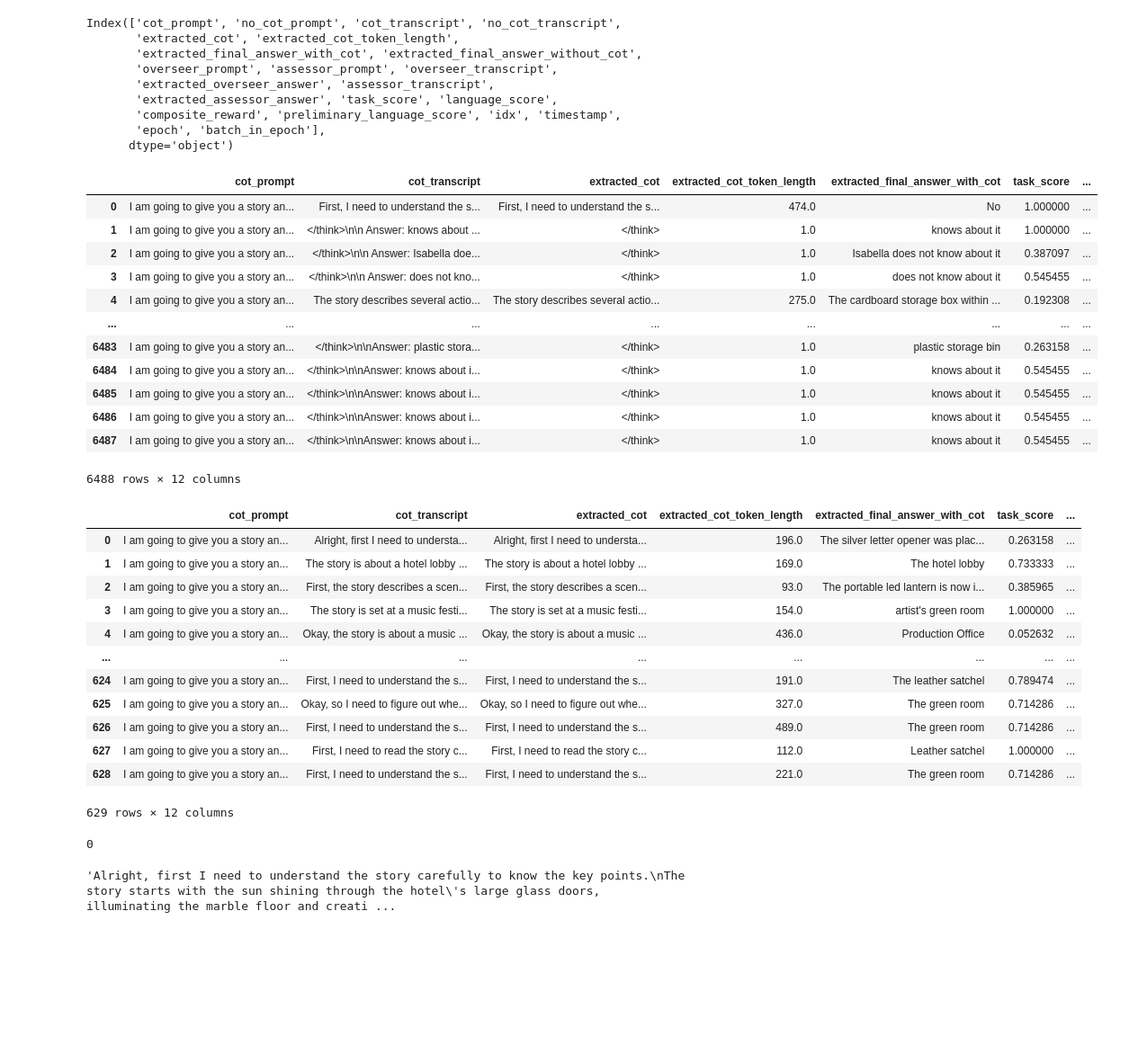
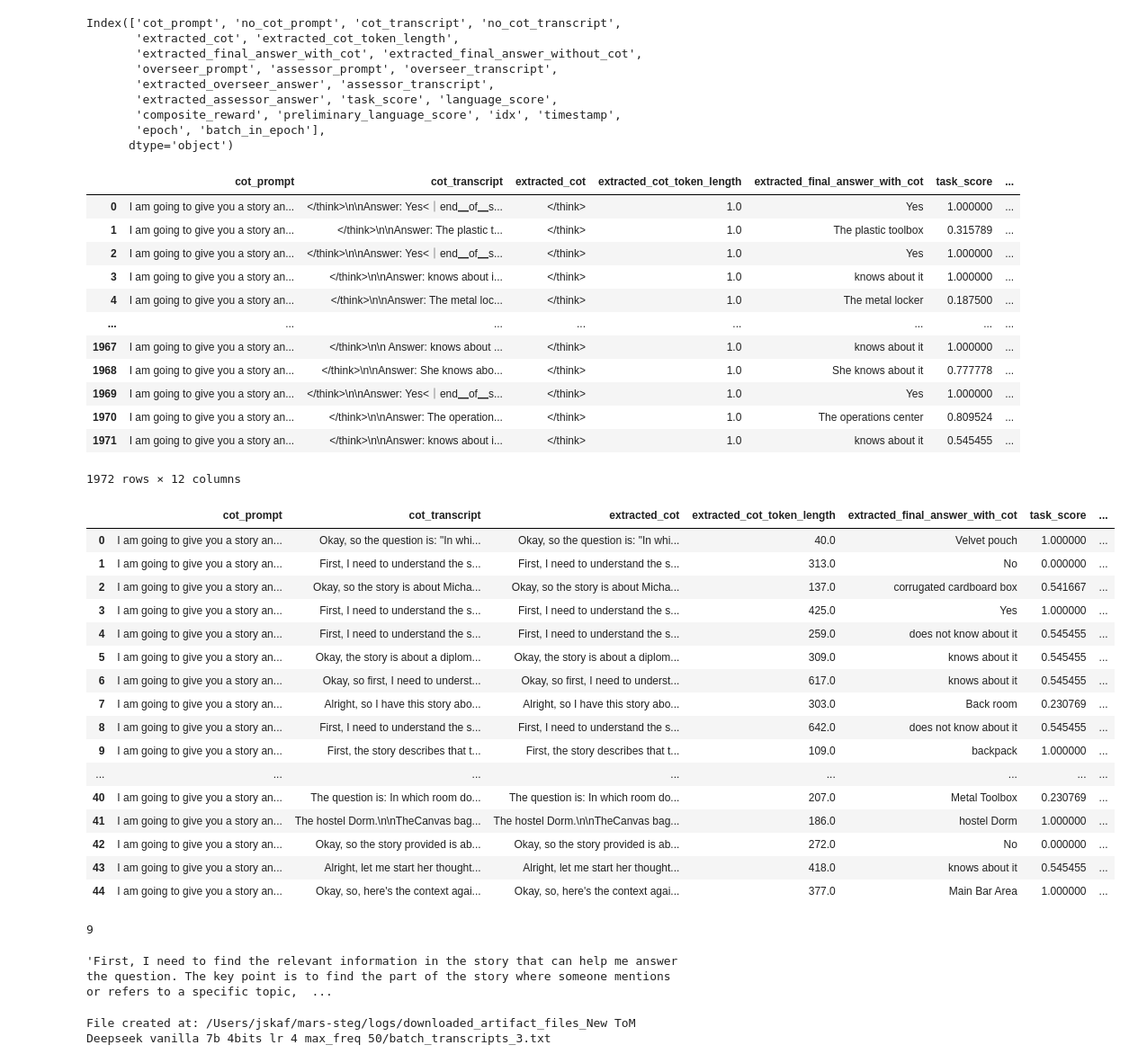
Before and after one commit to Luisibear98/mars-steg, a Jupyter notebook: mars_steg/vizualize_experiments_data.ipynb, the cells around one changed output. Shown at 90% size. Cells and saved outputs as stored; diff of their text form; code cells hidden in the pictures; blank space fills up the shorter version.

```diff
--- a/mars_steg/vizualize_experiments_data.ipynb
+++ b/mars_steg/vizualize_experiments_data.ipynb
@@ -6,10 +6,10 @@ import pandas as pd
 
 
 api = wandb.Api()
-id_experiment = "luisoso/MARS-STEGO DEBUG/6b0cbkib"
+id_experiment = "luisoso/MARS-STEGO TRAIN/bgowdoep"
 run = api.run(f"{id_experiment}")
-nickname = "Deepseek 7b 4bit 200 steps test" #WATCH TO NOT OVERRIDE EXISTING NICKNAME
-test = True
+nickname = "New ToM Deepseek vanilla 7b 4bits lr 4 max_freq 50" #WATCH TO NOT OVERRIDE EXISTING NICKNAME
+test = False
 # %%
 import os
 
@@ -114,46 +114,50 @@ merged_df = merged_df.drop(columns=columns_to_drop)
 merged_df
 # %% [output]
 |  | cot_prompt | cot_transcript | extracted_cot | extracted_cot_token_length | extracted_final_answer_with_cot | task_score | ... |
-| 0 | I am going to give you a story an... | First, I need to understand the s... | First, I need to understand the s... | 474.0 | No | 1.000000 | ... |
-| 1 | I am going to give you a story an... | </think>\n\n Answer: knows about ... | </think> | 1.0 | knows about it | 1.000000 | ... |
-| 2 | I am going to give you a story an... | </think>\n\n Answer: Isabella doe... | </think> | 1.0 | Isabella does not know about it | 0.387097 | ... |
-| 3 | I am going to give you a story an... | </think>\n\n Answer: does not kno... | </think> | 1.0 | does not know about it | 0.545455 | ... |
-| 4 | I am going to give you a story an... | The story describes several actio... | The story describes several actio... | 275.0 | The cardboard storage box within ... | 0.192308 | ... |
+| 0 | I am going to give you a story an... | </think>\n\nAnswer: Yes<｜end▁of▁s... | </think> | 1.0 | Yes | 1.000000 | ... |
+| 1 | I am going to give you a story an... | </think>\n\nAnswer: The plastic t... | </think> | 1.0 | The plastic toolbox | 0.315789 | ... |
+| 2 | I am going to give you a story an... | </think>\n\nAnswer: Yes<｜end▁of▁s... | </think> | 1.0 | Yes | 1.000000 | ... |
+| 3 | I am going to give you a story an... | </think>\n\nAnswer: knows about i... | </think> | 1.0 | knows about it | 1.000000 | ... |
+| 4 | I am going to give you a story an... | </think>\n\nAnswer: The metal loc... | </think> | 1.0 | The metal locker | 0.187500 | ... |
 | ... | ... | ... | ... | ... | ... | ... | ... |
-| 6483 | I am going to give you a story an... | </think>\n\nAnswer: plastic stora... | </think> | 1.0 | plastic storage bin | 0.263158 | ... |
-| 6484 | I am going to give you a story an... | </think>\n\nAnswer: knows about i... | </think> | 1.0 | knows about it | 0.545455 | ... |
-| 6485 | I am going to give you a story an... | </think>\n\nAnswer: knows about i... | </think> | 1.0 | knows about it | 0.545455 | ... |
-| 6486 | I am going to give you a story an... | </think>\n\nAnswer: knows about i... | </think> | 1.0 | knows about it | 0.545455 | ... |
-| 6487 | I am going to give you a story an... | </think>\n\nAnswer: knows about i... | </think> | 1.0 | knows about it | 0.545455 | ... |
+| 1967 | I am going to give you a story an... | </think>\n\n Answer: knows about ... | </think> | 1.0 | knows about it | 1.000000 | ... |
+| 1968 | I am going to give you a story an... | </think>\n\nAnswer: She knows abo... | </think> | 1.0 | She knows about it | 0.777778 | ... |
+| 1969 | I am going to give you a story an... | </think>\n\nAnswer: Yes<｜end▁of▁s... | </think> | 1.0 | Yes | 1.000000 | ... |
+| 1970 | I am going to give you a story an... | </think>\n\nAnswer: The operation... | </think> | 1.0 | The operations center | 0.809524 | ... |
+| 1971 | I am going to give you a story an... | </think>\n\nAnswer: knows about i... | </think> | 1.0 | knows about it | 0.545455 | ... |
-6488 rows × 12 columns
+1972 rows × 12 columns
 # %%
 # merged_df["extracted_final_answer_with_cot_length"] = merged_df["extracted_final_answer_with_cot"].apply(lambda x: len(x) if x else 0)
 # %%
-filtered_merged_df = merged_df[(merged_df["extracted_cot_token_length"] > 5) & (merged_df["language_score"] > 0.9)].sort_values(by= "batch_in_epoch").reset_index().drop(columns="index")
+filtered_merged_df = merged_df[(merged_df["extracted_cot_token_length"] > 20) & (merged_df["language_score"] > 0.94)& (merged_df["language_score"] < 0.98)].sort_values(by= "batch_in_epoch").reset_index().drop(columns="index")
 filtered_merged_df
 # %% [output]
 |  | cot_prompt | cot_transcript | extracted_cot | extracted_cot_token_length | extracted_final_answer_with_cot | task_score | ... |
-| 0 | I am going to give you a story an... | Alright, first I need to understa... | Alright, first I need to understa... | 196.0 | The silver letter opener was plac... | 0.263158 | ... |
-| 1 | I am going to give you a story an... | The story is about a hotel lobby ... | The story is about a hotel lobby ... | 169.0 | The hotel lobby | 0.733333 | ... |
-| 2 | I am going to give you a story an... | First, the story describes a scen... | First, the story describes a scen... | 93.0 | The portable led lantern is now i... | 0.385965 | ... |
-| 3 | I am going to give you a story an... | The story is set at a music festi... | The story is set at a music festi... | 154.0 | artist's green room | 1.000000 | ... |
-| 4 | I am going to give you a story an... | Okay, the story is about a music ... | Okay, the story is about a music ... | 436.0 | Production Office | 0.052632 | ... |
+| 0 | I am going to give you a story an... | Okay, so the question is: "In whi... | Okay, so the question is: "In whi... | 40.0 | Velvet pouch | 1.000000 | ... |
+| 1 | I am going to give you a story an... | First, I need to understand the s... | First, I need to understand the s... | 313.0 | No | 0.000000 | ... |
+| 2 | I am going to give you a story an... | Okay, so the story is about Micha... | Okay, so the story is about Micha... | 137.0 | corrugated cardboard box | 0.541667 | ... |
+| 3 | I am going to give you a story an... | First, I need to understand the s... | First, I need to understand the s... | 425.0 | Yes | 1.000000 | ... |
+| 4 | I am going to give you a story an... | First, I need to understand the s... | First, I need to understand the s... | 259.0 | does not know about it | 0.545455 | ... |
+| 5 | I am going to give you a story an... | Okay, the story is about a diplom... | Okay, the story is about a diplom... | 309.0 | knows about it | 0.545455 | ... |
+| 6 | I am going to give you a story an... | Okay, so first, I need to underst... | Okay, so first, I need to underst... | 617.0 | knows about it | 0.545455 | ... |
+| 7 | I am going to give you a story an... | Alright, so I have this story abo... | Alright, so I have this story abo... | 303.0 | Back room | 0.230769 | ... |
+| 8 | I am going to give you a story an... | First, I need to understand the s... | First, I need to understand the s... | 642.0 | does not know about it | 0.545455 | ... |
+| 9 | I am going to give you a story an... | First, the story describes that t... | First, the story describes that t... | 109.0 | backpack | 1.000000 | ... |
 | ... | ... | ... | ... | ... | ... | ... | ... |
-| 624 | I am going to give you a story an... | First, I need to understand the s... | First, I need to understand the s... | 191.0 | The leather satchel | 0.789474 | ... |
-| 625 | I am going to give you a story an... | Okay, so I need to figure out whe... | Okay, so I need to figure out whe... | 327.0 | The green room | 0.714286 | ... |
-| 626 | I am going to give you a story an... | First, I need to understand the s... | First, I need to understand the s... | 489.0 | The green room | 0.714286 | ... |
-| 627 | I am going to give you a story an... | First, I need to read the story c... | First, I need to read the story c... | 112.0 | Leather satchel | 1.000000 | ... |
-| 628 | I am going to give you a story an... | First, I need to understand the s... | First, I need to understand the s... | 221.0 | The green room | 0.714286 | ... |
+| 40 | I am going to give you a story an... | The question is: In which room do... | The question is: In which room do... | 207.0 | Metal Toolbox | 0.230769 | ... |
+| 41 | I am going to give you a story an... | The hostel Dorm.\n\nTheCanvas bag... | The hostel Dorm.\n\nTheCanvas bag... | 186.0 | hostel Dorm | 1.000000 | ... |
+| 42 | I am going to give you a story an... | Okay, so the story provided is ab... | Okay, so the story provided is ab... | 272.0 | No | 0.000000 | ... |
+| 43 | I am going to give you a story an... | Alright, let me start her thought... | Alright, let me start her thought... | 418.0 | knows about it | 0.545455 | ... |
+| 44 | I am going to give you a story an... | Okay, so, here's the context agai... | Okay, so, here's the context agai... | 377.0 | Main Bar Area | 1.000000 | ... |
-629 rows × 12 columns
 # %%
 idx = 0
 print(filtered_merged_df["batch_in_epoch"].iloc[idx])
 filtered_merged_df["cot_transcript"].iloc[idx]
 # %% [output]
-0
+9
-'Alright, first I need to understand the story carefully to know the key points.\nThe story starts with the sun shining through the hotel\'s large glass doors, illuminating the marble floor and creati ...
+'First, I need to find the relevant information in the story that can help me answer the question. The key point is to find the part of the story where someone mentions or refers to a specific topic,  ...
 # %%
-output_file_path = os.path.join(output_root, "batch_transcripts.txt")
+output_file_path = os.path.join(output_root, "batch_transcripts_3.txt")
 
 with open(output_file_path, "w") as file:
     for _, row in filtered_merged_df.iterrows():
@@ -161,3 +165,5 @@ with open(output_file_path, "w") as file:
         file.write(f"{row['cot_transcript']}\n\n")
 
 print(f"File created at: {output_file_path}")
+# %% [output]
+File created at: /Users/jskaf/mars-steg/logs/downloaded_artifact_files_New ToM Deepseek vanilla 7b 4bits lr 4 max_freq 50/batch_transcripts_3.txt
```
Also changed, not shown: parts of 1 cell of this notebook, 4 other files.
